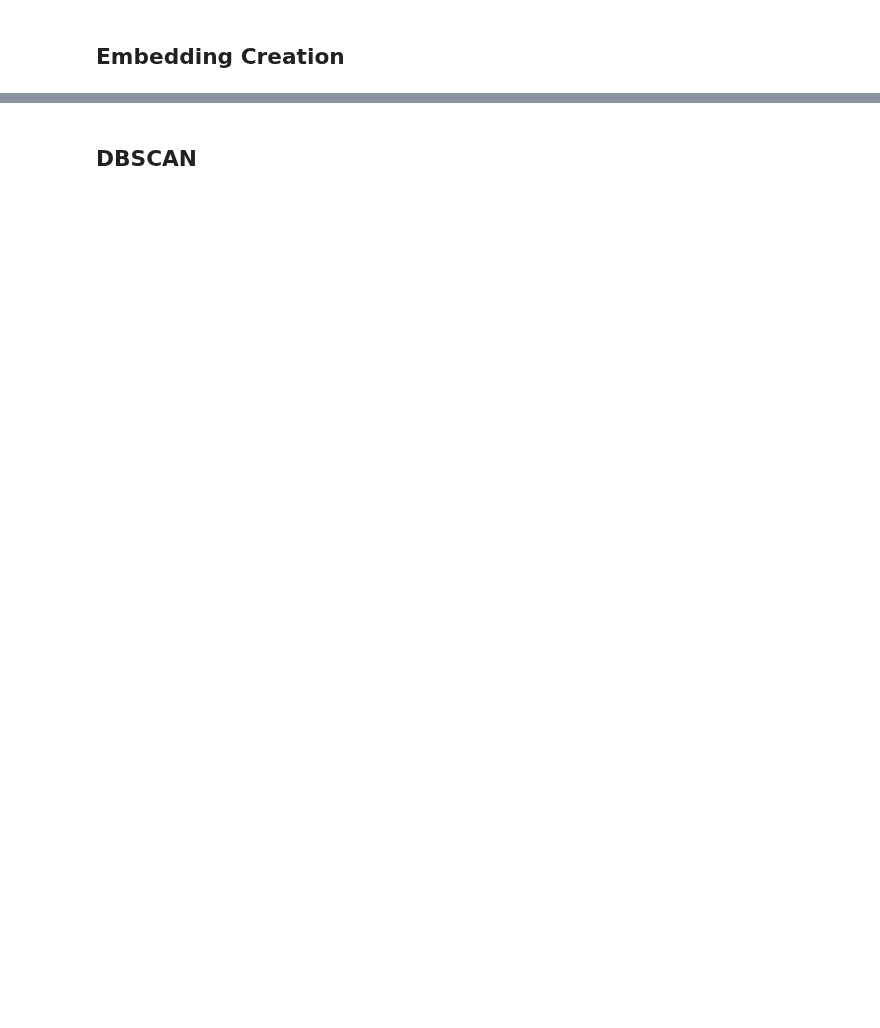
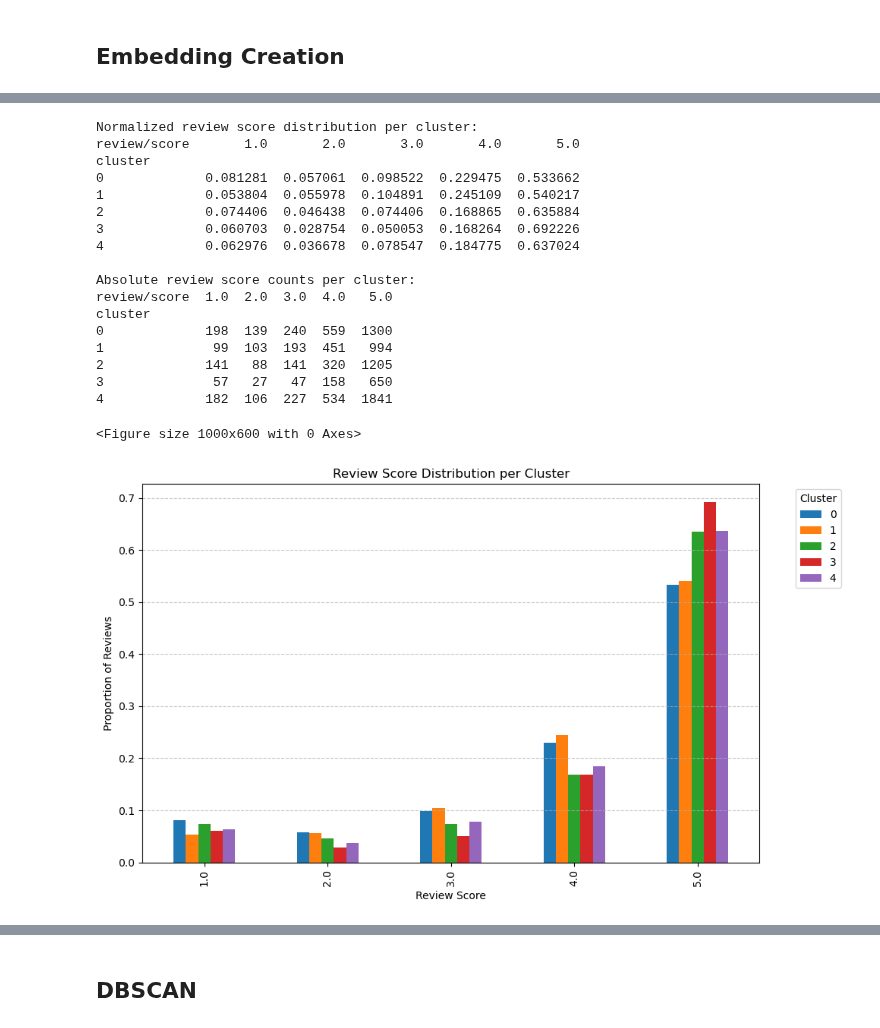
Before and after one commit to tanjapock/AmazonReview, a Jupyter notebook: lara_2.ipynb, the cells around one changed output, grey strips where cells are left out. Drawn from its saved outputs; the diff is of its cells as text; code cells hidden in the pictures; blank space fills up the shorter version.

Commit message:
added clustering draft

```diff
--- a/lara_2.ipynb
+++ b/lara_2.ipynb
@@ -66,3 +80,45 @@ Name: count, dtype: int64
+# %%
+# --- Group by cluster and compute score distribution ---
+score_counts = br.groupby("cluster")["review/score"].value_counts(normalize=True).unstack(fill_value=0)
+
+print("Normalized review score distribution per cluster:")
+print(score_counts)
+
+# --- Optional: also get absolute counts ---
+score_counts_abs = br.groupby("cluster")["review/score"].value_counts().unstack(fill_value=0)
+print("\nAbsolute review score counts per cluster:")
+print(score_counts_abs)
+
+# --- Plot the distributions ---
+plt.figure(figsize=(10, 6))
+score_counts.T.plot(kind="bar", figsize=(10, 6))
+plt.title("Review Score Distribution per Cluster")
+plt.xlabel("Review Score")
+plt.ylabel("Proportion of Reviews")
+plt.legend(title="Cluster", bbox_to_anchor=(1.05, 1), loc="upper left")
+plt.grid(axis="y", linestyle="--", alpha=0.7)
+plt.tight_layout()
+plt.show()
+# %% [output]
+Normalized review score distribution per cluster:
+review/score       1.0       2.0       3.0       4.0       5.0
+cluster
+0             0.081281  0.057061  0.098522  0.229475  0.533662
+1             0.053804  0.055978  0.104891  0.245109  0.540217
+2             0.074406  0.046438  0.074406  0.168865  0.635884
+3             0.060703  0.028754  0.050053  0.168264  0.692226
+4             0.062976  0.036678  0.078547  0.184775  0.637024
+
+Absolute review score counts per cluster:
+review/score  1.0  2.0  3.0  4.0   5.0
+cluster
+0             198  139  240  559  1300
+1              99  103  193  451   994
+2             141   88  141  320  1205
+3              57   27   47  158   650
+4             182  106  227  534  1841
+<Figure size 1000x600 with 0 Axes>
+[figure, added]
 # %%
 reducer = umap.UMAP(n_neighbors=5, min_dist=0.4, random_state=42)
 embedding_2d = reducer.fit_transform(embeddings)
```
Also changed, not shown: parts of 19 cells of this notebook.
